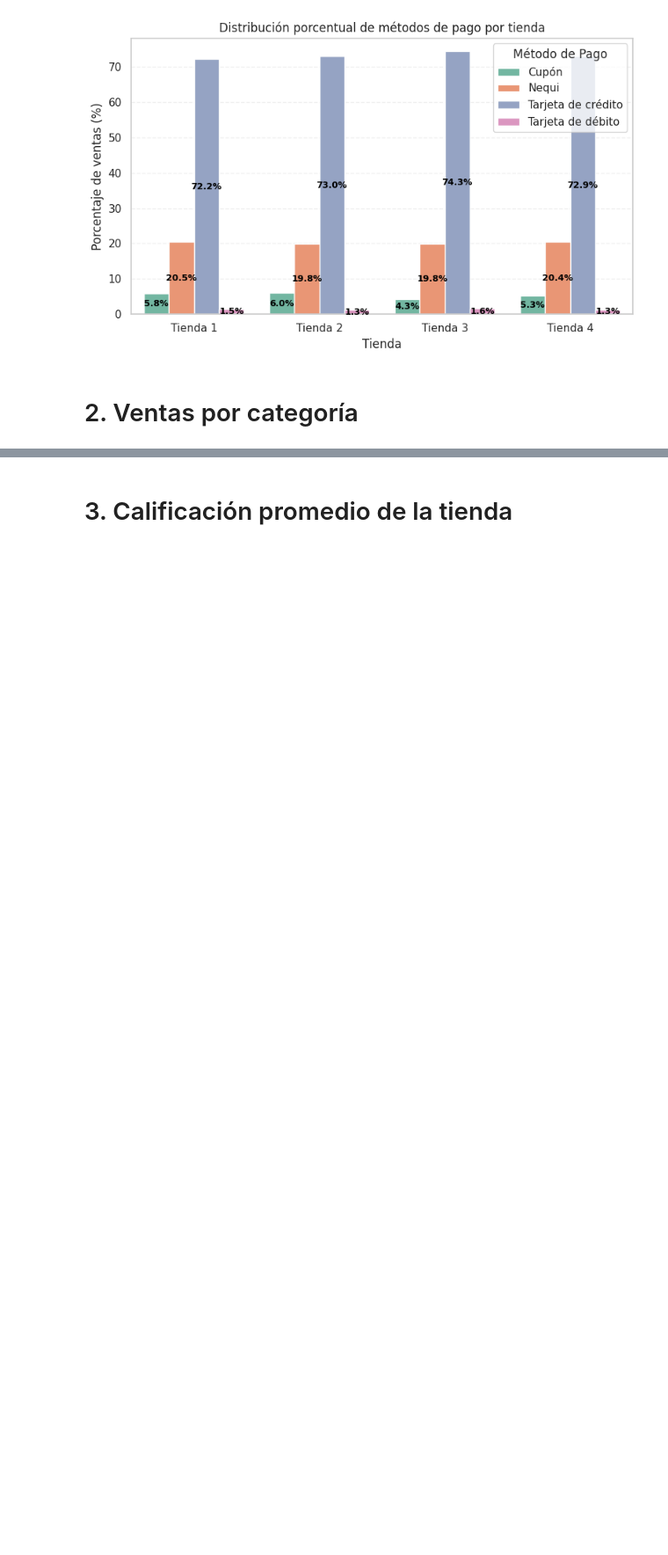
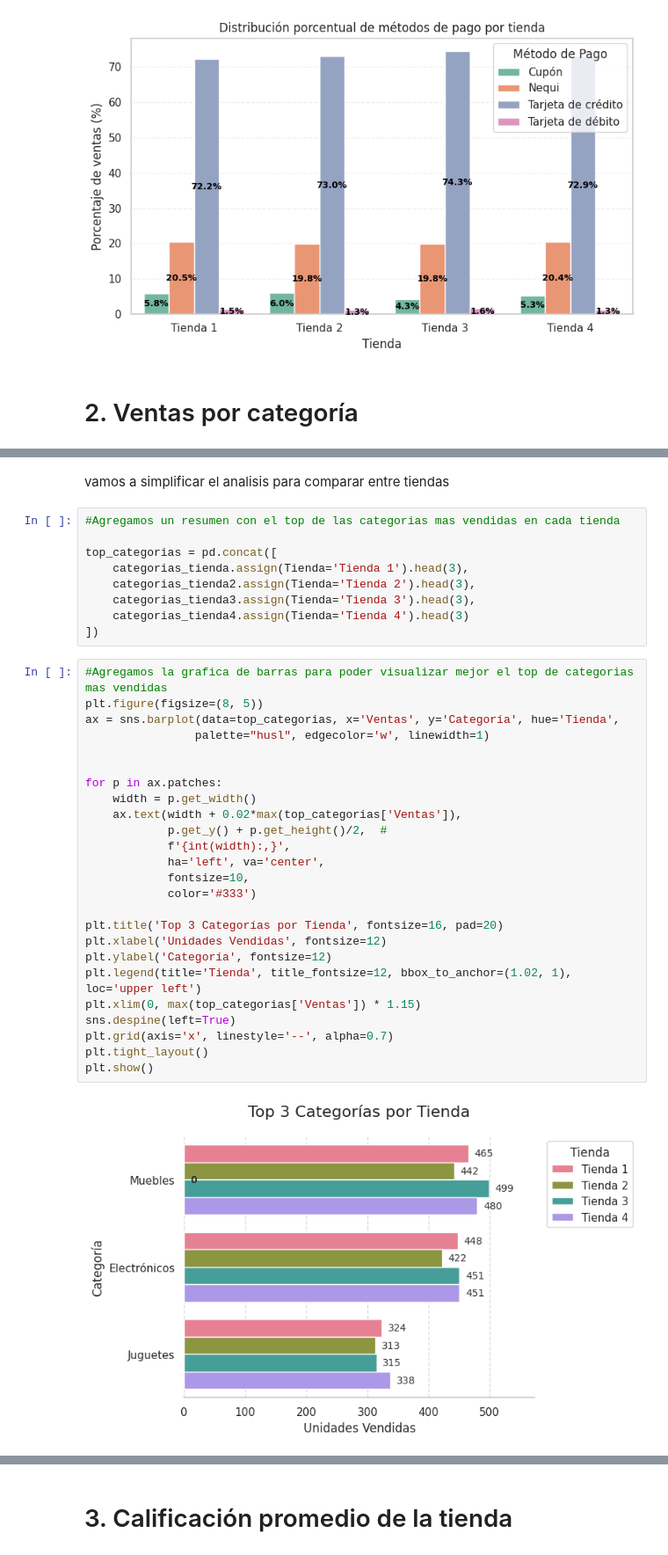
Before and after one commit to david125-cmd/python-data-science-challenge-alura-store, a Jupyter notebook: AluraStoreLatam.ipynb, the cells around one changed output, grey strips where cells are left out. Shown at 88% size. Saved outputs shown, nothing was run; the diff lists cells and outputs as text; blank space fills up the shorter version.

```diff
--- a/AluraStoreLatam.ipynb
+++ b/AluraStoreLatam.ipynb
@@ -212,0 +305,38 @@ plt.show()
+# %% [markdown]
+vamos a simplificar el analisis para comparar entre tiendas
+# %%
+#Agregamos un resumen con el top de las categorias mas vendidas en cada tienda
+
+top_categorias = pd.concat([
+    categorias_tienda.assign(Tienda='Tienda 1').head(3),
+    categorias_tienda2.assign(Tienda='Tienda 2').head(3),
+    categorias_tienda3.assign(Tienda='Tienda 3').head(3),
+    categorias_tienda4.assign(Tienda='Tienda 4').head(3)
+])
+# %%
+#Agregamos la grafica de barras para poder visualizar mejor el top de categorias mas vendidas
+plt.figure(figsize=(8, 5))
+ax = sns.barplot(data=top_categorias, x='Ventas', y='Categoría', hue='Tienda',
+                palette="husl", edgecolor='w', linewidth=1)
+
+
+for p in ax.patches:
+    width = p.get_width()
+    ax.text(width + 0.02*max(top_categorias['Ventas']),
+            p.get_y() + p.get_height()/2,  #
+            f'{int(width):,}',
+            ha='left', va='center',
+            fontsize=10,
+            color='#333')
+
+plt.title('Top 3 Categorías por Tienda', fontsize=16, pad=20)
+plt.xlabel('Unidades Vendidas', fontsize=12)
+plt.ylabel('Categoría', fontsize=12)
+plt.legend(title='Tienda', title_fontsize=12, bbox_to_anchor=(1.02, 1), loc='upper left')
+plt.xlim(0, max(top_categorias['Ventas']) * 1.15)
+sns.despine(left=True)
+plt.grid(axis='x', linestyle='--', alpha=0.7)
+plt.tight_layout()
+plt.show()
+# %% [output]
+[figure, added]
```
Also changed, not shown: parts of 36 cells of this notebook.
